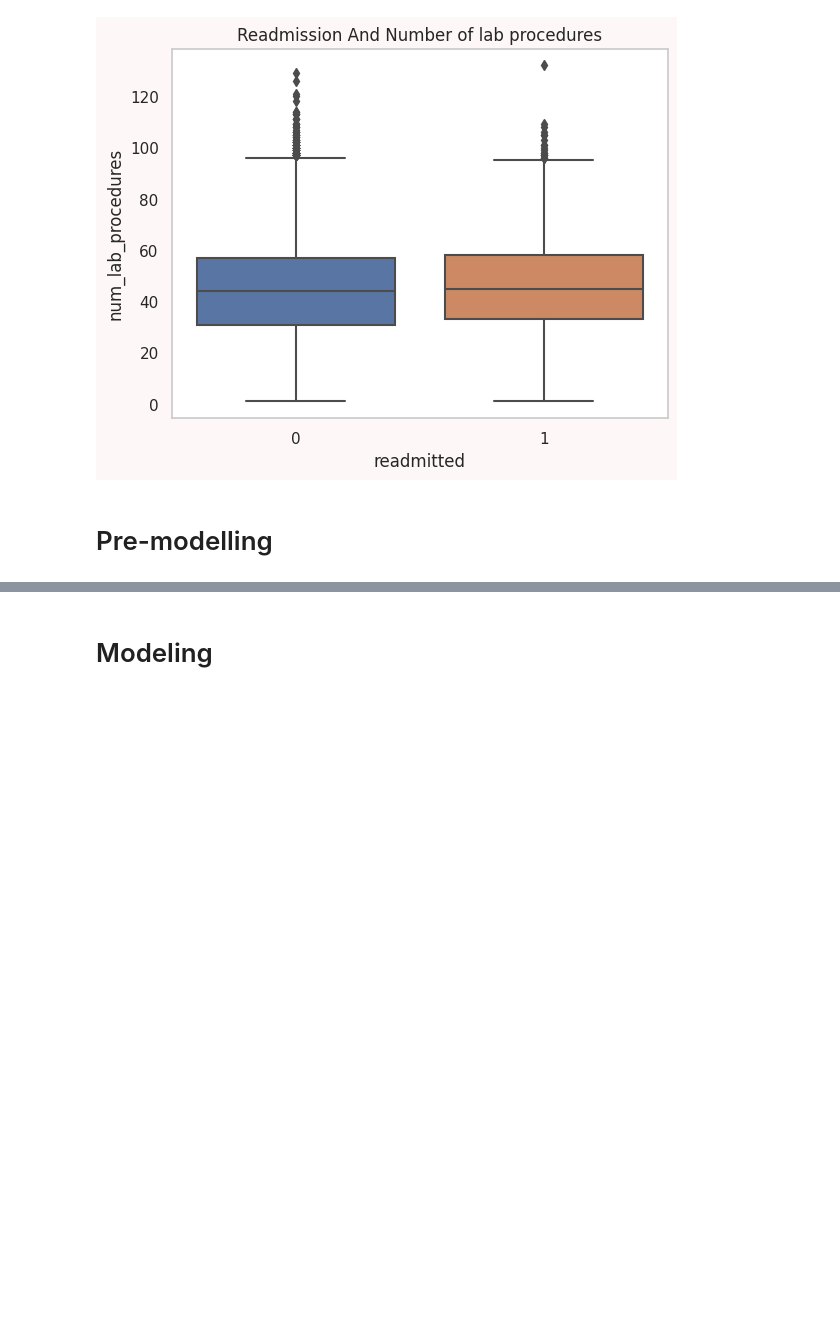
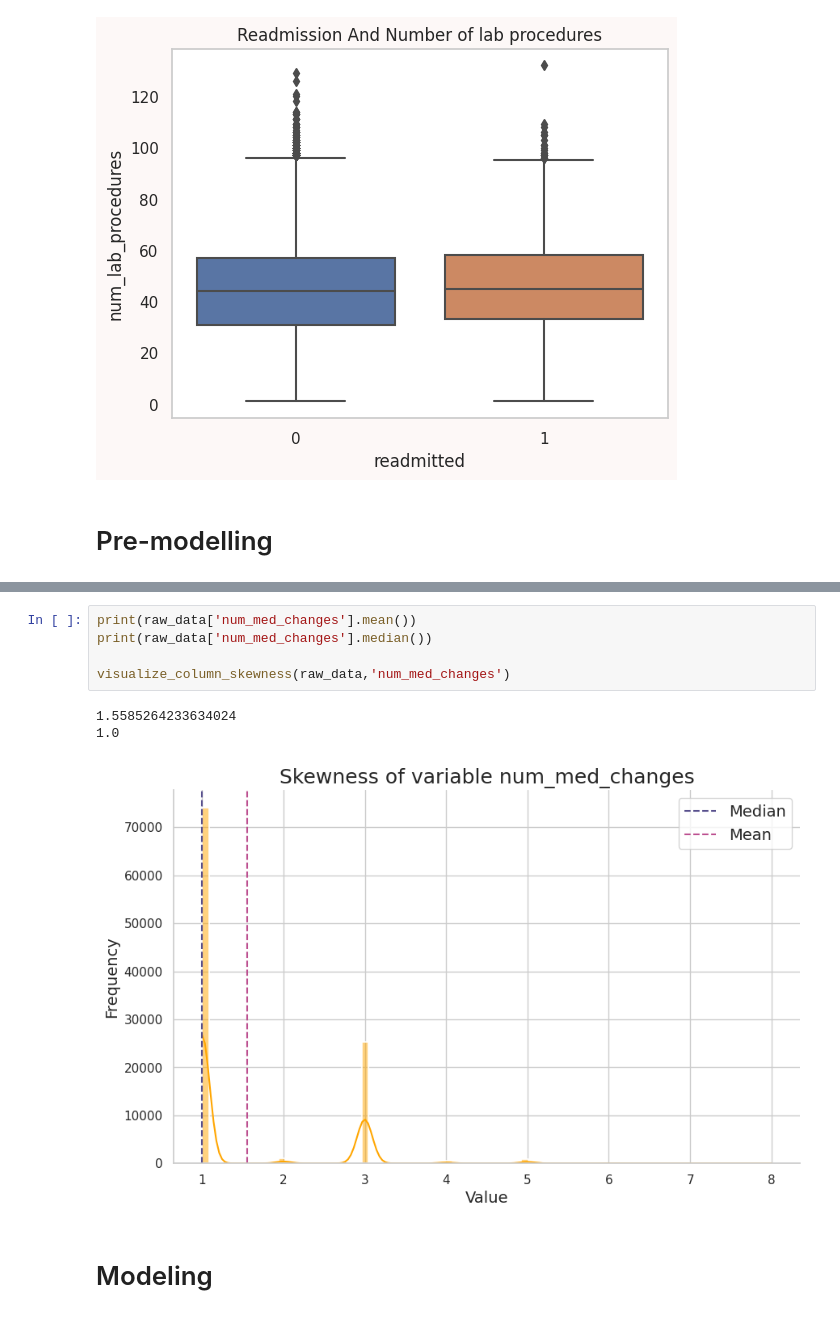
Before and after one commit to AliMO77/DMAKD, a Jupyter notebook: Diabetes.ipynb, the cells around one changed output, grey strips where cells are left out. Cells and saved outputs as stored; diff of their text form; blank space fills up the shorter version.

```diff
--- a/Diabetes.ipynb
+++ b/Diabetes.ipynb
@@ -630,2 +729,11 @@ dtype: object
+# %%
+print(raw_data['num_med_changes'].mean())
+print(raw_data['num_med_changes'].median())
+
+visualize_column_skewness(raw_data,'num_med_changes')
+# %% [output]
+1.5585264233634024
+1.0
+[figure, added]
 # %% [markdown]
 # Modeling
```
Also changed, not shown: parts of 32 cells of this notebook, 1 other file.
